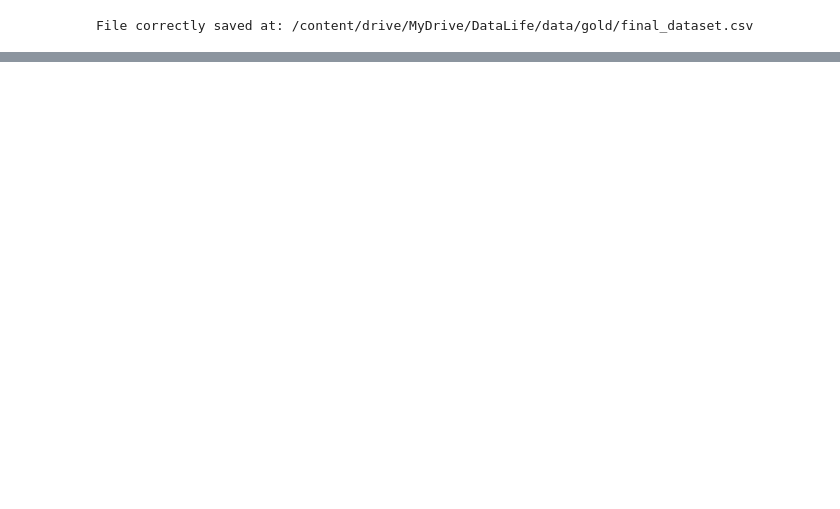
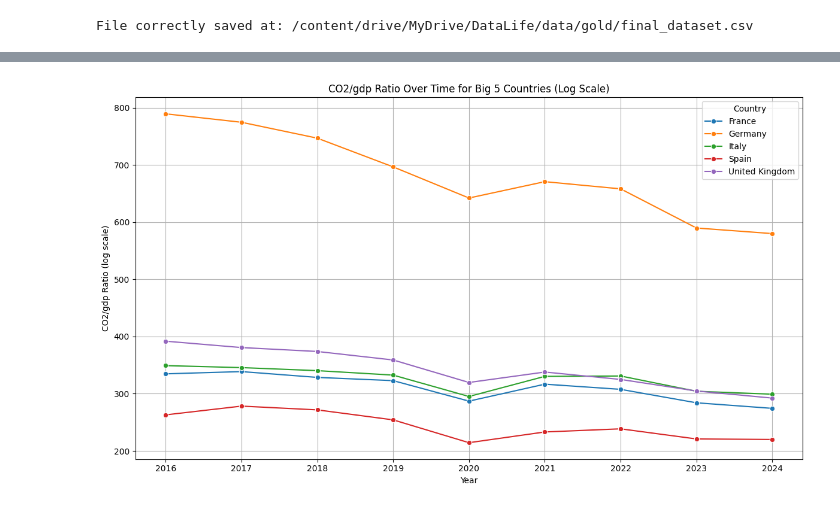
Before and after one commit to apalomo75/dlc-gdp-airtraffic, a Jupyter notebook: notebooks/03_silver_to_gold.ipynb, the cells around one changed output, grey strips where cells are left out. Drawn from its saved outputs; the diff is of its cells as text; code cells hidden in the pictures; blank space fills up the shorter version.

```diff
--- a/notebooks/03_silver_to_gold.ipynb
+++ b/notebooks/03_silver_to_gold.ipynb
@@ -140,0 +226,6 @@ File correctly saved at: /content/drive/MyDrive/DataLife/data/gold/final_dataset
+# %%
+df_comparison = df_final.copy()
+# %%
+df_comparison['co2/gdp'] = df_comparison['fossil_co2_emissions']/df_comparison['gdp']
+big5 = ['Germany', 'United Kingdom', 'France', 'Spain', 'Italy']
+df_comparison = df_comparison[df_comparison['country'].isin(big5)]
@@ -140,0 +255,13 @@ File correctly saved at: /content/drive/MyDrive/DataLife/data/gold/final_dataset
+# %%
+plt.figure(figsize=(12, 7))
+sns.lineplot(data=df_comparison, x='year', y='fossil_co2_emissions', hue='country', marker='o')
+plt.title('CO2/gdp Ratio Over Time for Big 5 Countries (Log Scale)')
+plt.xlabel('Year')
+plt.ylabel('CO2/gdp Ratio (log scale)')
+plt.grid(True)
+plt.legend(title='Country')
+plt.xticks(df_comparison['year'].unique())
+plt.tight_layout()
+plt.show()
+# %% [output]
+[figure, added]
```
Also changed, not shown: parts of 20 cells of this notebook.
